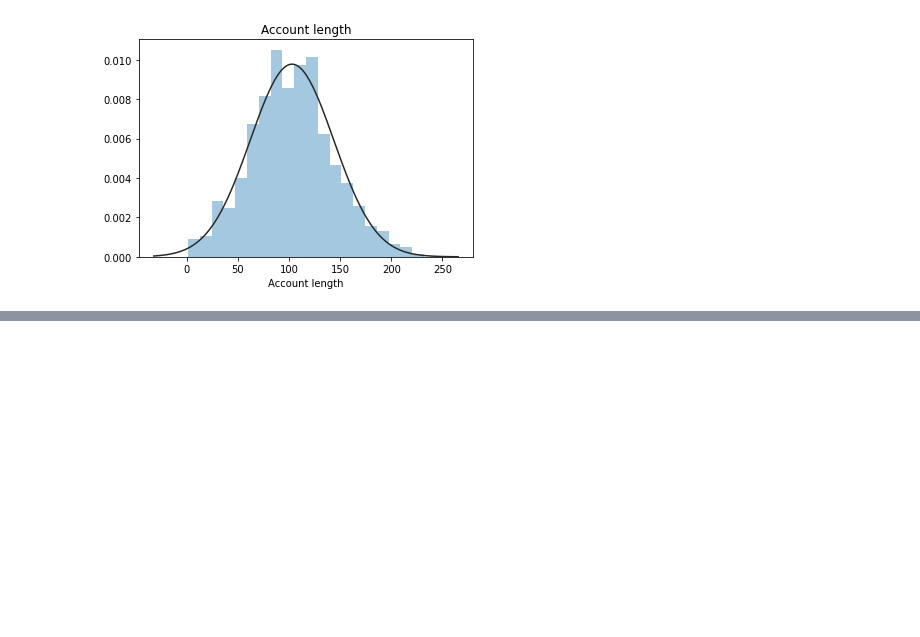
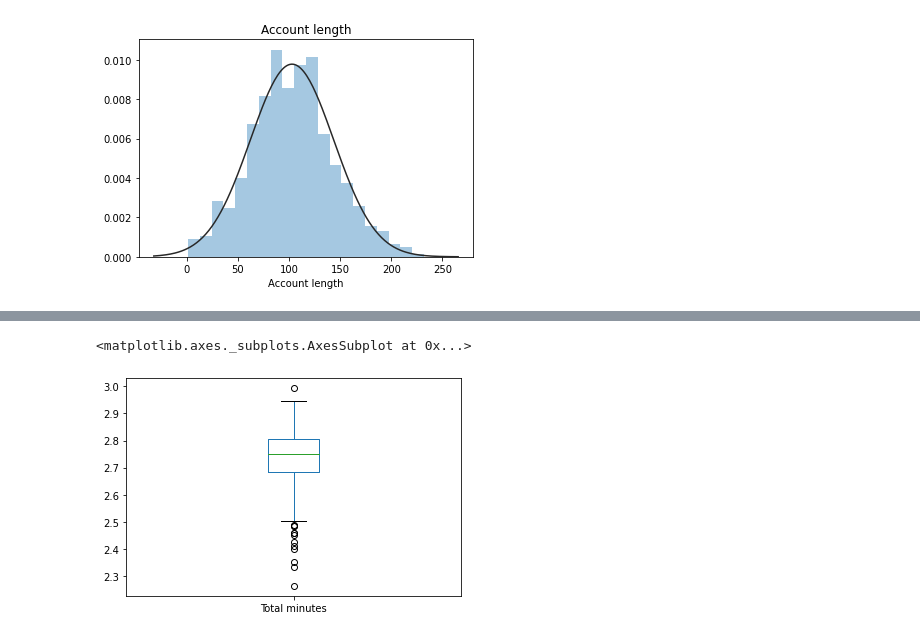
Before and after one commit to aparna-ks/EDA, a Jupyter notebook: EDA_Telcom_churn.ipynb, the cells around one changed output, grey strips where cells are left out. Cells and saved outputs as stored; diff of their text form; code cells hidden in the pictures; blank space fills up the shorter version.

```diff
--- a/EDA_Telcom_churn.ipynb
+++ b/EDA_Telcom_churn.ipynb
@@ -474,0 +492,5 @@ sns.distplot(y, kde=False, fit=st.norm)
+# %%
+np.log10(df_total['Total minutes']).plot.box()
+# %% [output]
+<matplotlib.axes._subplots.AxesSubplot at 0x...>
+[figure, added]
```
Also changed, not shown: parts of 15 cells of this notebook.
